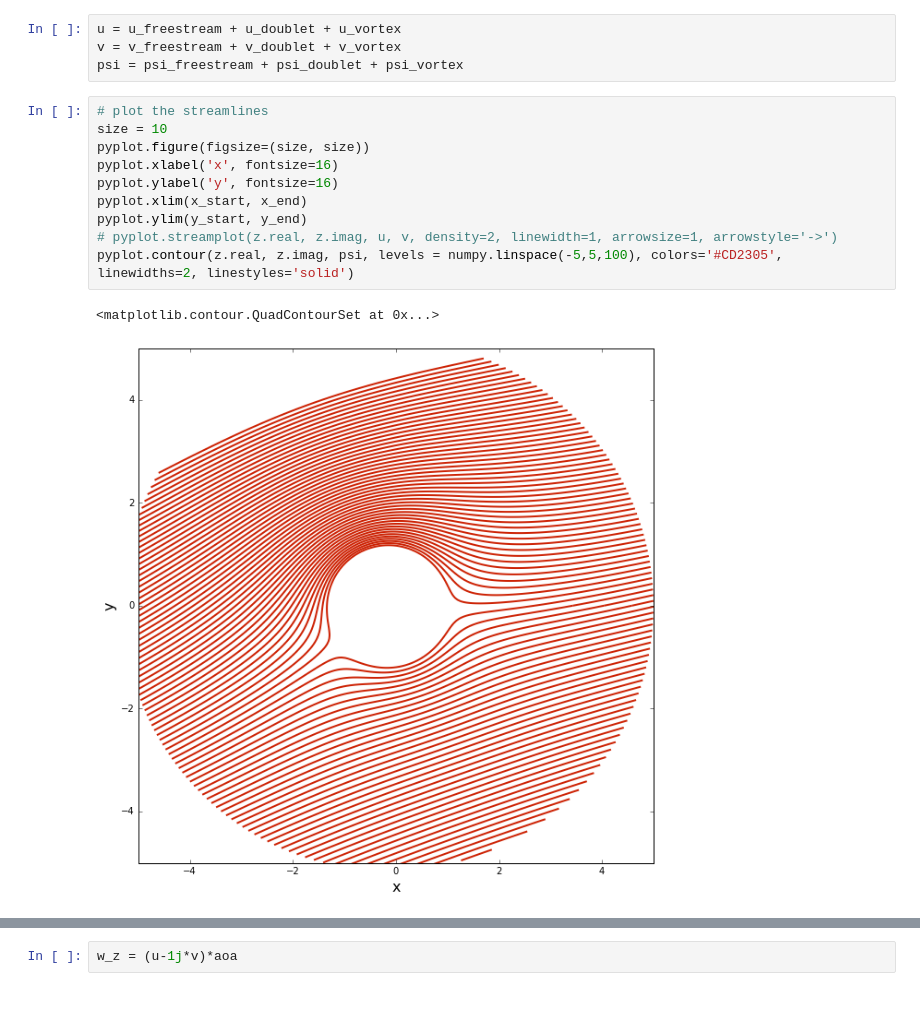
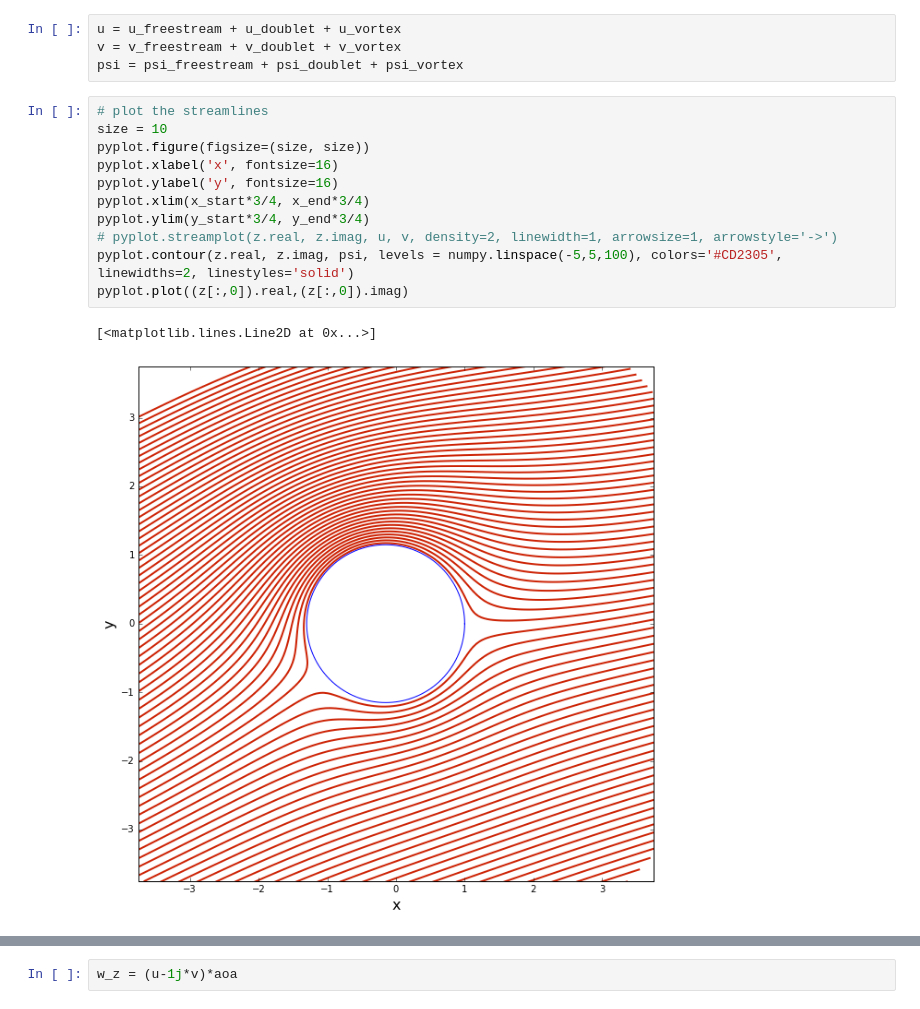
Before and after one commit to zhenyushi/mae6226_workspace, a Jupyter notebook: Assignment_02.ipynb, the cells around one changed output, grey strips where cells are left out. Cells and saved outputs as stored; diff of their text form.

```diff
--- a/Assignment_02.ipynb
+++ b/Assignment_02.ipynb
@@ -441,16 +457,17 @@ psi = psi_freestream + psi_doublet + psi_vortex
 # %%
 # plot the streamlines
 size = 10
 pyplot.figure(figsize=(size, size))
 pyplot.xlabel('x', fontsize=16)
 pyplot.ylabel('y', fontsize=16)
-pyplot.xlim(x_start, x_end)
-pyplot.ylim(y_start, y_end)
+pyplot.xlim(x_start*3/4, x_end*3/4)
+pyplot.ylim(y_start*3/4, y_end*3/4)
 # pyplot.streamplot(z.real, z.imag, u, v, density=2, linewidth=1, arrowsize=1, arrowstyle='->')
 pyplot.contour(z.real, z.imag, psi, levels = numpy.linspace(-5,5,100), colors='#CD2305', linewidths=2, linestyles='solid')
+pyplot.plot((z[:,0]).real,(z[:,0]).imag)
 # %% [output]
-<matplotlib.contour.QuadContourSet at 0x...>
+[<matplotlib.lines.Line2D at 0x...>]
-[figure, old version]
+[figure, new version]
 # %%
 # plot the streamlines
 size = 10
```
Also changed, not shown: parts of 20 cells of this notebook.
